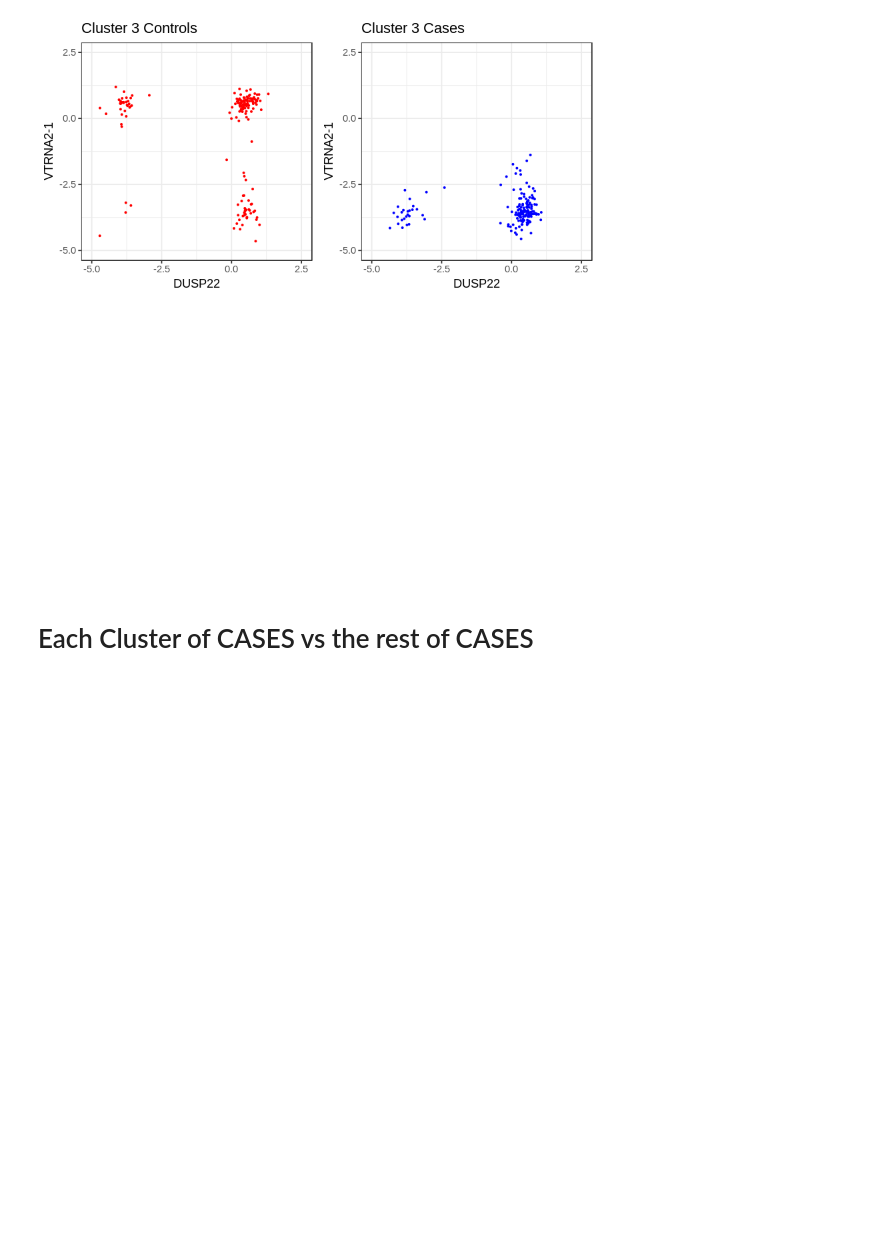
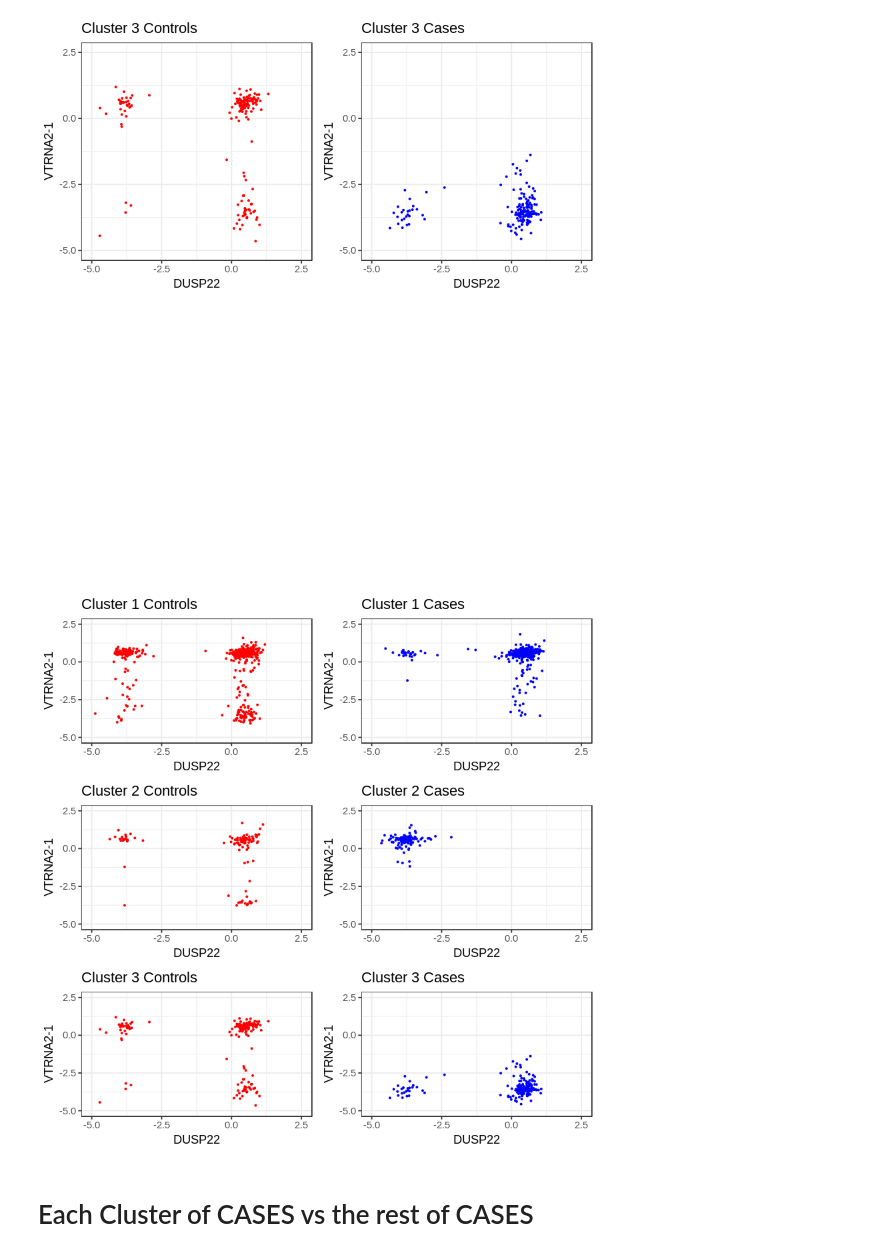
Before and after one commit to computational-epigenetics-section/MCCS_ESS_Cancer, a Jupyter notebook: Exploratory Analysis for Prostate Cancer and Machine Learning based Feature Selection.ipynb, the cells around one changed output. Saved outputs shown, nothing was run; the diff lists cells and outputs as text; code cells hidden in the pictures; blank space fills up the shorter version.

```diff
--- a/Exploratory Analysis for Prostate Cancer and Machine Learning based Feature Selection.ipynb
+++ b/Exploratory Analysis for Prostate Cancer and Machine Learning based Feature Selection.ipynb
@@ -182,21 +182,21 @@ test_VT_DUSP <- cluster1_data[c("DUSP22","CaseControl","VTRNA2.1")]
 test_VT_DUSP_1 <- test_VT_DUSP[test_VT_DUSP$CaseControl==1,]
 test_VT_DUSP_0 <- test_VT_DUSP[test_VT_DUSP$CaseControl==0,]
 
-g0 <- ggplot(test_VT_DUSP_0, aes(x=DUSP22, y=VTRNA2.1)) +
+g0_1 <- ggplot(test_VT_DUSP_0, aes(x=DUSP22, y=VTRNA2.1)) +
 geom_point(size=0.45,color="red") +
 guides(colour=guide_legend(override.aes=list(size=6))) +
 xlab("DUSP22") + ylab("VTRNA2-1") +theme_bw()+
 ggtitle("Cluster 1 Controls") +
 scale_colour_brewer(palette = "Set2")+xlim(-5, 2.5)+ylim(-5, 2.5)
 
-g1 <- ggplot(test_VT_DUSP_1, aes(x=DUSP22, y=VTRNA2.1)) +
+g1_1 <- ggplot(test_VT_DUSP_1, aes(x=DUSP22, y=VTRNA2.1)) +
 geom_point(size=0.45,color="blue") +
 guides(colour=guide_legend(override.aes=list(size=6))) +
 xlab("DUSP22") + ylab("VTRNA2-1") +theme_bw()+
 ggtitle("Cluster 1 Cases") +
 scale_colour_brewer(palette = "Set2")+xlim(-5, 2.5)+ylim(-5, 2.5)
 
-grid.arrange(g0, g1, ncol=2,nrow=2)
+grid.arrange(g0_1, g1_1, ncol=2,nrow=2)
 # %% [output]
 [figure]
 [figure]
@@ -216,21 +216,21 @@ test_VT_DUSP <- cluster2_data[c("DUSP22","CaseControl","VTRNA2.1")]
 test_VT_DUSP_1 <- test_VT_DUSP[test_VT_DUSP$CaseControl==1,]
 test_VT_DUSP_0 <- test_VT_DUSP[test_VT_DUSP$CaseControl==0,]
 
-g0 <- ggplot(test_VT_DUSP_0, aes(x=DUSP22, y=VTRNA2.1)) +
+g0_2 <- ggplot(test_VT_DUSP_0, aes(x=DUSP22, y=VTRNA2.1)) +
 geom_point(size=0.45,color="red") +
 guides(colour=guide_legend(override.aes=list(size=6))) +
 xlab("DUSP22") + ylab("VTRNA2-1") +theme_bw()+
 ggtitle("Cluster 2 Controls") +
 scale_colour_brewer(palette = "Set2")+xlim(-5, 2.5)+ylim(-5, 2.5)
 
-g1 <- ggplot(test_VT_DUSP_1, aes(x=DUSP22, y=VTRNA2.1)) +
+g1_2 <- ggplot(test_VT_DUSP_1, aes(x=DUSP22, y=VTRNA2.1)) +
 geom_point(size=0.45,color="blue") +
 guides(colour=guide_legend(override.aes=list(size=6))) +
 xlab("DUSP22") + ylab("VTRNA2-1") +theme_bw()+
 ggtitle("Cluster 2 Cases") +
 scale_colour_brewer(palette = "Set2")+xlim(-5, 2.5)+ylim(-5, 2.5)
 
-grid.arrange(g0, g1, ncol=2,nrow=2)
+grid.arrange(g0_2, g1_2, ncol=2,nrow=2)
 # %% [output]
 [figure]
 [figure]
@@ -249,24 +249,28 @@ test_VT_DUSP <- cluster3_data[c("DUSP22","CaseControl","VTRNA2.1")]
 test_VT_DUSP_1 <- test_VT_DUSP[test_VT_DUSP$CaseControl==1,]
 test_VT_DUSP_0 <- test_VT_DUSP[test_VT_DUSP$CaseControl==0,]
 
-g0 <- ggplot(test_VT_DUSP_0, aes(x=DUSP22, y=VTRNA2.1)) +
+g0_3 <- ggplot(test_VT_DUSP_0, aes(x=DUSP22, y=VTRNA2.1)) +
 geom_point(size=0.45,color="red") +
 guides(colour=guide_legend(override.aes=list(size=6))) +
 xlab("DUSP22") + ylab("VTRNA2-1") +theme_bw()+
 ggtitle("Cluster 3 Controls") +
 scale_colour_brewer(palette = "Set2")+xlim(-5, 2.5)+ylim(-5, 2.5)
 
-g1 <- ggplot(test_VT_DUSP_1, aes(x=DUSP22, y=VTRNA2.1)) +
+g1_3 <- ggplot(test_VT_DUSP_1, aes(x=DUSP22, y=VTRNA2.1)) +
 geom_point(size=0.45,color="blue") +
 guides(colour=guide_legend(override.aes=list(size=6))) +
 xlab("DUSP22") + ylab("VTRNA2-1") +theme_bw()+
 ggtitle("Cluster 3 Cases") +
 scale_colour_brewer(palette = "Set2")+xlim(-5, 2.5)+ylim(-5, 2.5)
 
-grid.arrange(g0, g1, ncol=2,nrow=2)
+grid.arrange(g0_3, g1_3, ncol=2,nrow=2)
 # %% [output]
 [figure]
 [figure]
+# %%
+grid.arrange(g0_1,g1_1,g0_2,g1_2,g0_3,g1_3, ncol=2,nrow=3)
+# %% [output]
+[figure, added]
 # %% [markdown]
 # Each Cluster of CASES vs the rest of CASES
 # %% [markdown]
```
